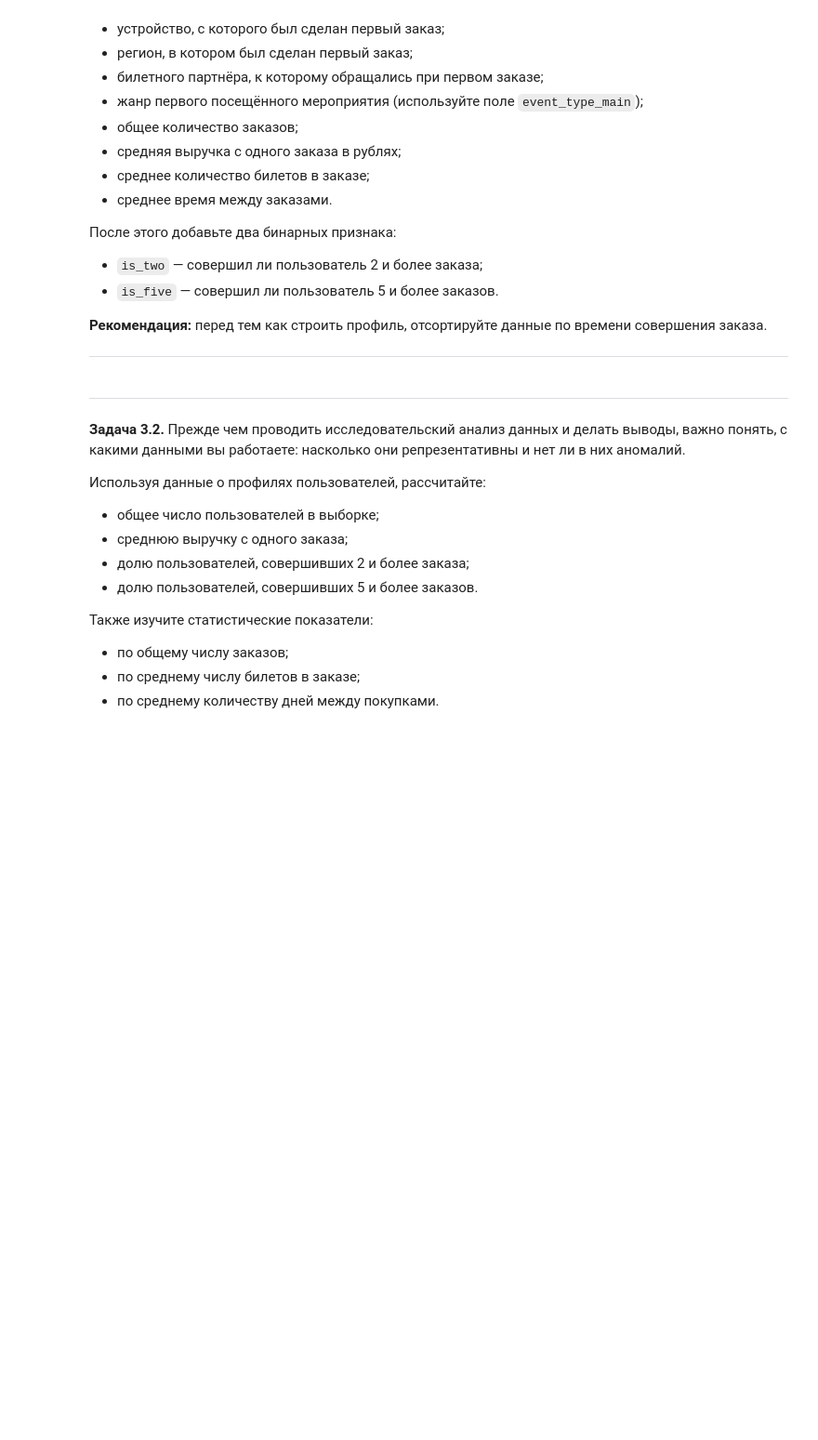
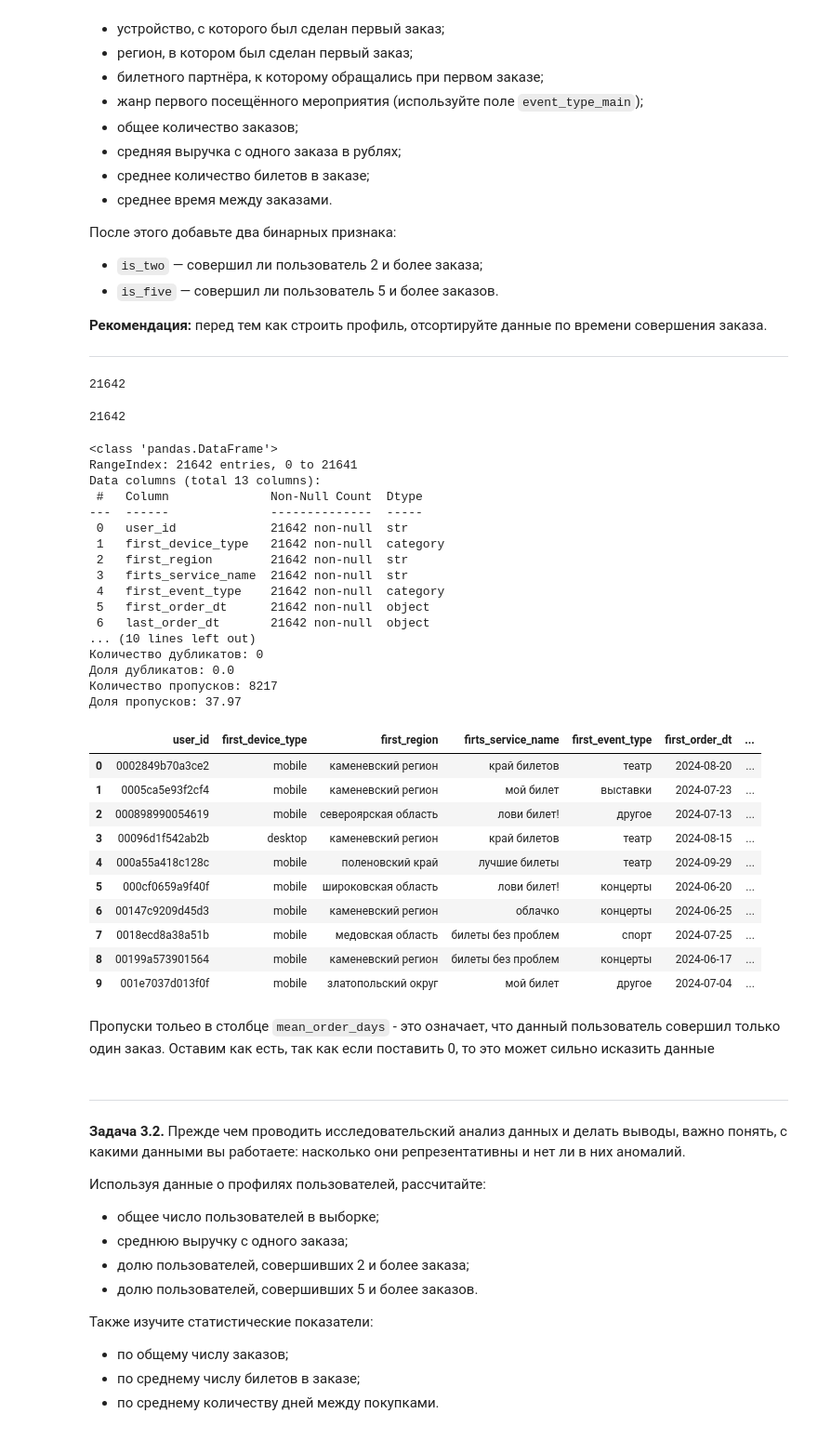
Before and after one commit to mrromanivanov/afisha_yandex_analysis, a Jupyter notebook: afisha_Ivanov_Roman.ipynb, the cells around one changed output. Shown at 93% size. Saved outputs shown, nothing was run; the diff lists cells and outputs as text; code cells hidden in the pictures; blank space fills up the shorter version.

```diff
--- a/afisha_Ivanov_Roman.ipynb
+++ b/afisha_Ivanov_Roman.ipynb
@@ -666,6 +670,84 @@ Data columns (total 15 columns):
 **Рекомендация:** перед тем как строить профиль, отсортируйте данные по времени совершения заказа.
 
 ---
+# %%
+# Сортируем датафрейм по времени совершения заказа
+df = df.sort_values(["user_id","order_ts"])
+# %%
+# Посчитаем общие показатели по пользователю
+user_aggr_data = (df.groupby('user_id')
+    .agg(first_order_dt=('order_dt', 'min'),
+         last_order_dt=('order_dt', 'max'),
+         qty_orders=('order_id', 'count'),
+         mean_revenue_rub=('revenue_rub', 'mean'),
+         mean_tickets=('tickets_count', 'mean'),
+         mean_order_days=('days_since_prev', 'mean'))
+    .reset_index()
+)
+len(user_aggr_data)
+# %% [output]
+21642
+# %%
+# Посчитаем показатели пользователя по первому заказу
+min_dates = df.groupby('user_id')['order_ts'].min().reset_index()
+first_orders = df.merge(min_dates, on=['user_id', 'order_ts'])
+
+
+user_first_order_aggr_data = first_orders[['user_id',
+                                           'device_type_canonical',
+                                           'region_name',
+                                           'service_name',
+                                           'event_type_main']].rename(
+        columns={'device_type_canonical': 'first_device_type',
+                 'region_name' : 'first_region',
+                 'service_name' : 'firts_service_name',
+                 'event_type_main' : 'first_event_type'})
+
+len(user_first_order_aggr_data)
+# %% [output]
+21642
+# %%
+# Соберем данные в единый профиль пользователя
+user_profile = pd.merge(user_first_order_aggr_data, user_aggr_data, on='user_id')
+
+user_profile['is_two'] = user_profile['qty_orders'] >= 2
+user_profile['is_five'] = user_profile['qty_orders'] >= 5
+
+user_profile_reporter = DataFrameReporter(user_profile)
+user_profile_reporter.show_total_report()
+
+user_profile.head(10)
+# %% [output]
+<class 'pandas.DataFrame'>
+RangeIndex: 21642 entries, 0 to 21641
+Data columns (total 13 columns):
+ #   Column              Non-Null Count  Dtype
+---  ------              --------------  -----
+ 0   user_id             21642 non-null  str
+ 1   first_device_type   21642 non-null  category
+ 2   first_region        21642 non-null  str
+ 3   firts_service_name  21642 non-null  str
+ 4   first_event_type    21642 non-null  category
+ 5   first_order_dt      21642 non-null  object
+ 6   last_order_dt       21642 non-null  object
+... (10 lines left out)
+Количество дубликатов: 0
+Доля дубликатов: 0.0
+Количество пропусков: 8217
+Доля пропусков: 37.97
+|  | user_id | first_device_type | first_region | firts_service_name | first_event_type | first_order_dt | ... |
+| 0 | 0002849b70a3ce2 | mobile | каменевский регион | край билетов | театр | 2024-08-20 | ... |
+| 1 | 0005ca5e93f2cf4 | mobile | каменевский регион | мой билет | выставки | 2024-07-23 | ... |
+| 2 | 000898990054619 | mobile | североярская область | лови билет! | другое | 2024-07-13 | ... |
+| 3 | 00096d1f542ab2b | desktop | каменевский регион | край билетов | театр | 2024-08-15 | ... |
+| 4 | 000a55a418c128c | mobile | поленовский край | лучшие билеты | театр | 2024-09-29 | ... |
+| 5 | 000cf0659a9f40f | mobile | широковская область | лови билет! | концерты | 2024-06-20 | ... |
+| 6 | 00147c9209d45d3 | mobile | каменевский регион | облачко | концерты | 2024-06-25 | ... |
+| 7 | 0018ecd8a38a51b | mobile | медовская область | билеты без проблем | спорт | 2024-07-25 | ... |
+| 8 | 00199a573901564 | mobile | каменевский регион | билеты без проблем | концерты | 2024-06-17 | ... |
+| 9 | 001e7037d013f0f | mobile | златопольский округ | мой билет | другое | 2024-07-04 | ... |
+# %% [markdown]
+Пропуски тольео в столбце `mean_order_days` - это означает, что данный пользователь совершил только один заказ. Оставим как есть, так как если поставить 0, то это может сильно исказить данные
 # %% [markdown]
 ---
 
```
Also changed, not shown: parts of 24 cells of this notebook.
